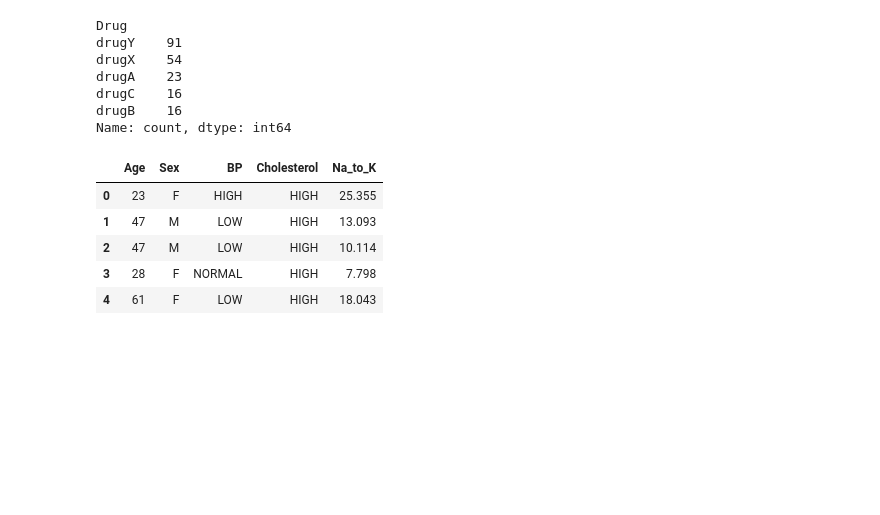
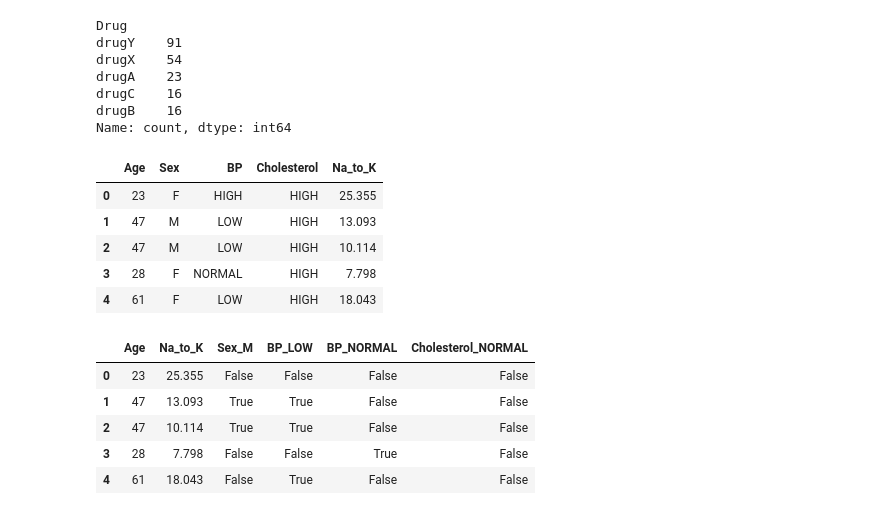
Before and after one commit to Pratham-1919/Sculptsoft-ML-Task, a Jupyter notebook: 22 June/Dicisiontree.ipynb, the cells around one changed output. Saved outputs shown, nothing was run; the diff lists cells and outputs as text; code cells hidden in the pictures; blank space fills up the shorter version.

```diff
--- a/22 June/Dicisiontree.ipynb
+++ b/22 June/Dicisiontree.ipynb
@@ -113,6 +113,15 @@ X.head()
 | 4 | 61 | F | LOW | HIGH | 18.043 |
 # %%
 X_encoded = pd.get_dummies(X, columns=['Sex', 'BP', 'Cholesterol'], drop_first=True)
+# %%
+X_encoded.head()
+# %% [output]
+|  | Age | Na_to_K | Sex_M | BP_LOW | BP_NORMAL | Cholesterol_NORMAL |
+| 0 | 23 | 25.355 | False | False | False | False |
+| 1 | 47 | 13.093 | True | True | False | False |
+| 2 | 47 | 10.114 | True | True | False | False |
+| 3 | 28 | 7.798 | False | False | True | False |
+| 4 | 61 | 18.043 | False | True | False | False |
 # %%
 from sklearn.preprocessing import LabelEncoder
 label_encoder = LabelEncoder()
```
Also changed, not shown: parts of 19 cells of this notebook, 2 other files.
